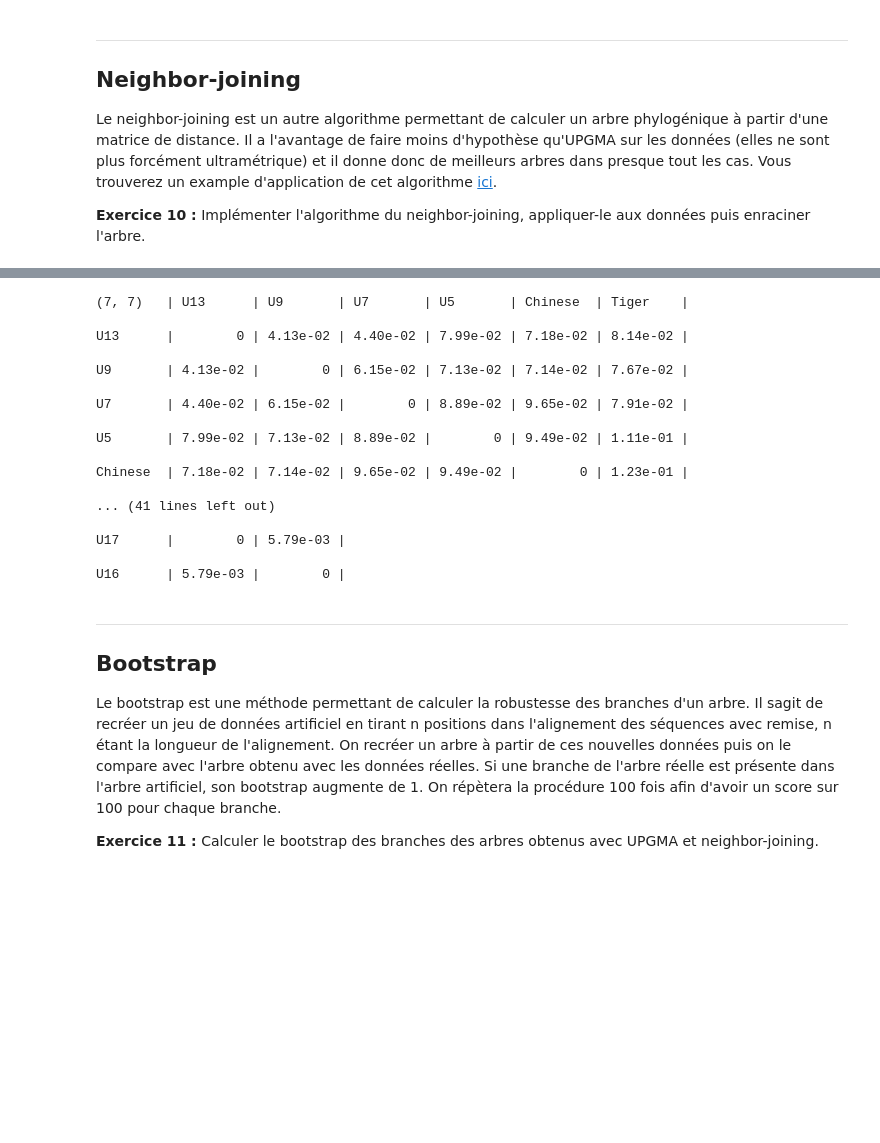
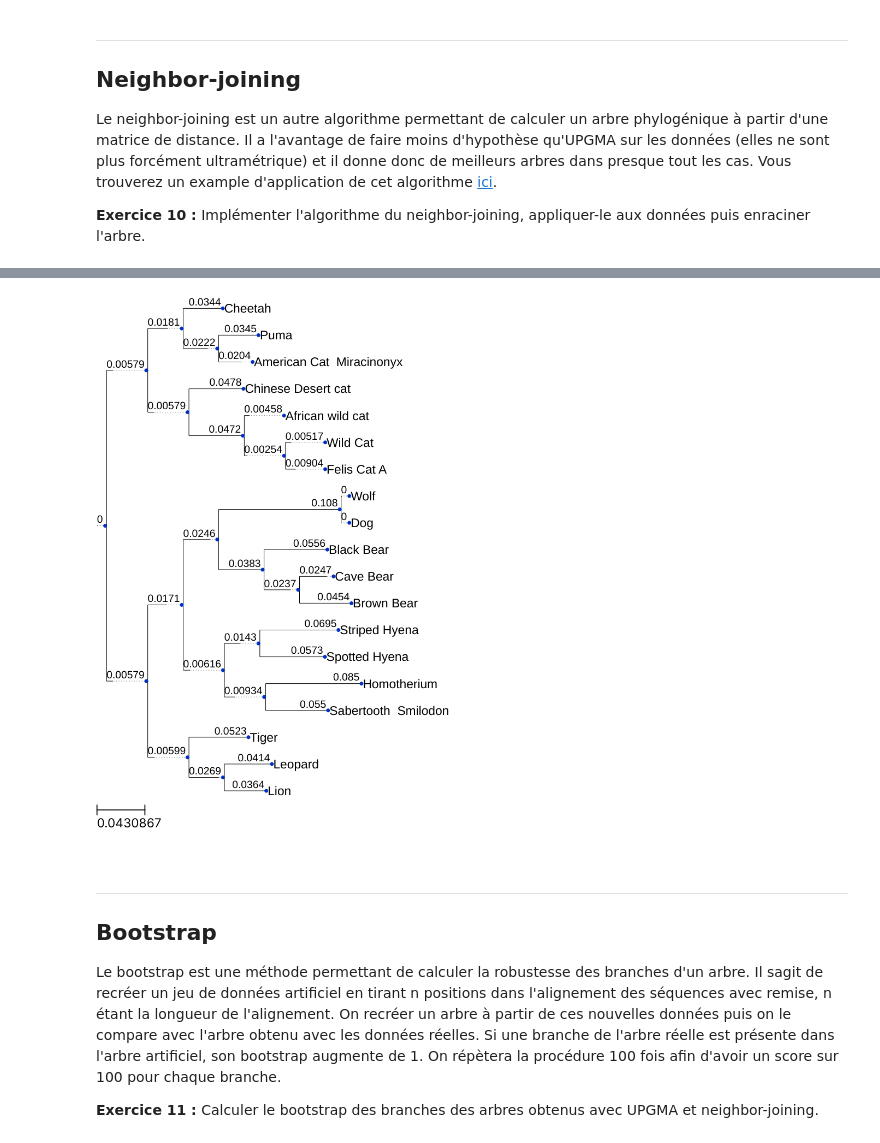
Before and after one commit to B-Manitas/BioInfo_I, a Jupyter notebook: projet_phylogenie_sujet.ipynb, the cells around one changed output, grey strips where cells are left out. Saved outputs shown, nothing was run; the diff lists cells and outputs as text; code cells hidden in the pictures; blank space fills up the shorter version.

```diff
--- a/projet_phylogenie_sujet.ipynb
+++ b/projet_phylogenie_sujet.ipynb
@@ -1153,31 +1299,22 @@ F        | 5.00e+00 |        0 |
 # %%
 # L'algo appliqué à notre dataset :
+m, d = neighborjoining(FST_MAT_DIST, False)
 
-m = neighborjoining(FST_MAT_DIST)
-
+'''
 # affiche les 5 derniers cycles
-l = m[-5:]
+l = m[0][-5:]
 for i in range(len(l)):
     print("\n")
     print_mat_dist(l[i])
+'''
+
+#print("\n", "format newick : \n", newick_from_neighbor(d, MAT_DIST_FASTA)[1])
+
+T = newick_neighbor(d, FST_MAT_DIST)[1]
+Arbre = newick_from_neighbor(T)
+print_newick(Arbre)
 # %% [output]
-(7, 7)   | U13      | U9       | U7       | U5       | Chinese  | Tiger    |
-
-U13      |        0 | 4.13e-02 | 4.40e-02 | 7.99e-02 | 7.18e-02 | 8.14e-02 |
-
-U9       | 4.13e-02 |        0 | 6.15e-02 | 7.13e-02 | 7.14e-02 | 7.67e-02 |
-
-U7       | 4.40e-02 | 6.15e-02 |        0 | 8.89e-02 | 9.65e-02 | 7.91e-02 |
-
-U5       | 7.99e-02 | 7.13e-02 | 8.89e-02 |        0 | 9.49e-02 | 1.11e-01 |
-
-Chinese  | 7.18e-02 | 7.14e-02 | 9.65e-02 | 9.49e-02 |        0 | 1.23e-01 |
-
-... (41 lines left out)
-
-U17      |        0 | 5.79e-03 |
-
-U16      | 5.79e-03 |        0 |
+[figure, added]
 # %% [markdown]
 ----
 ## Bootstrap
```
Also changed, not shown: parts of 5 cells of this notebook.
